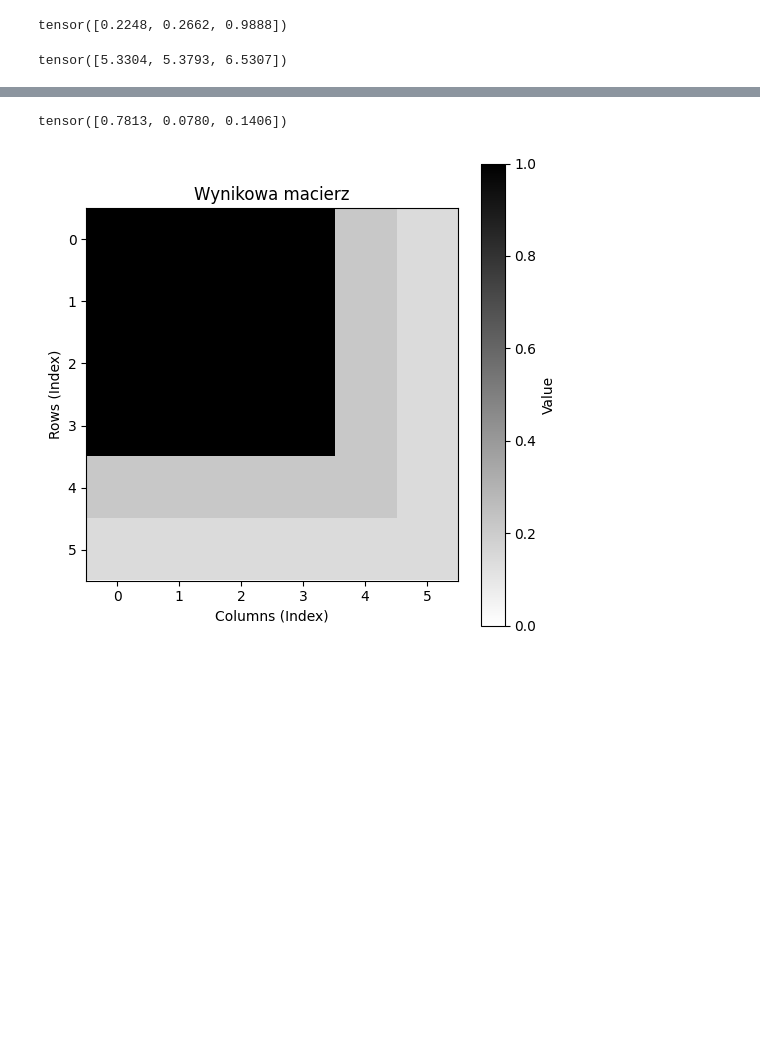
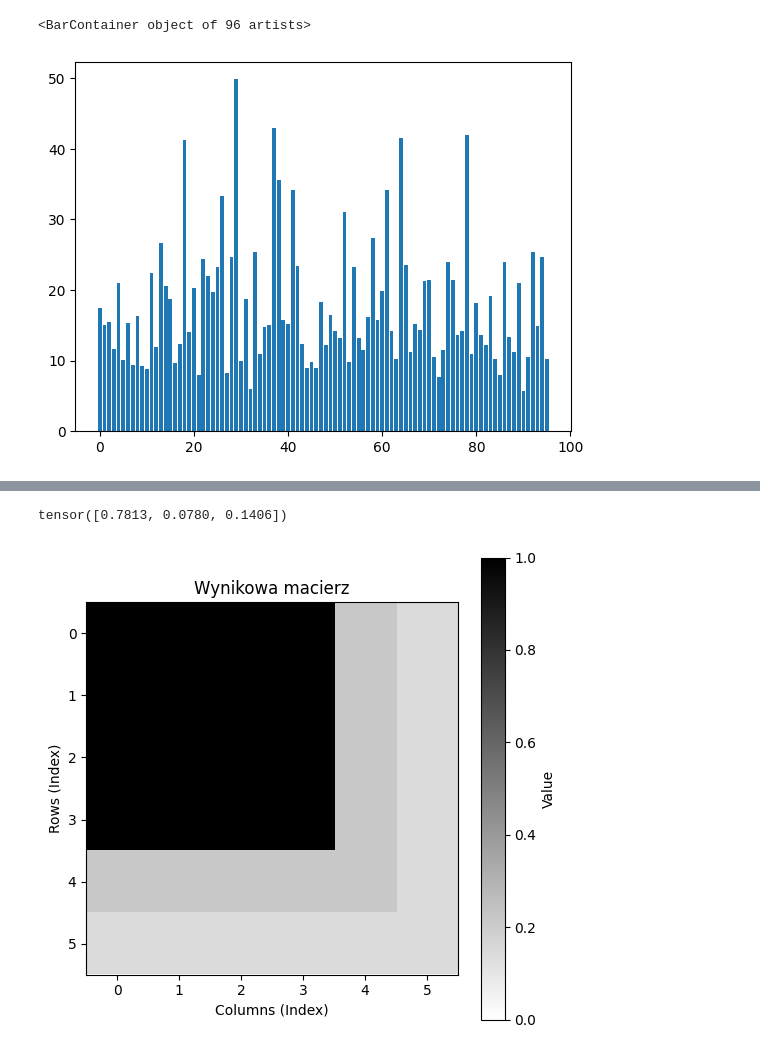
Before and after one commit to mallahova/loraxs, a Jupyter notebook: tasks/adaptive_rank_allocation/lora-xs.ipynb, the cells around one changed output, grey strips where cells are left out. Saved outputs shown, nothing was run; the diff lists cells and outputs as text; code cells hidden in the pictures; blank space fills up the shorter version.

```diff
--- a/tasks/adaptive_rank_allocation/lora-xs.ipynb
+++ b/tasks/adaptive_rank_allocation/lora-xs.ipynb
@@ -2,12 +2,16 @@
 import torch
 # %%
 # globalna pamięć
-M=100
+N=96
+M=20*20*N
 # ilość macierzy
-N=3
 # zakres dla macierzy
-rank_min=4
-rank_max=8
+rank_min=5
+rank_max=25
+# %%
+def get_rank_allocation(w,rank_min, memory_size):
+   N=len(w)
+   return torch.sqrt(rank_min**2+(memory_size-N*rank_min**2)*torch.softmax(w,dim=0))
 # %%
 # funkcja która alokuje pamięć w zależności od parametrów $w$
 # potencjalnie może przekroczyć zakres rank_max, ale to nam nie szkodzi
@@ -22,7 +28,8 @@ def rank_allocation(w,rank_min):
 # %%
 w=torch.randn(N)
-print(w)
-rank_allocation(w,rank_min)
+# print(w)
+# print(get_rank_allocation(w, rank_min, M))
+plt.bar(range(N),get_rank_allocation(w,rank_min, M)) # mank_allocation(w,rank_min)
 # %% [output]
-tensor([0.2248, 0.2662, 0.9888])
+<BarContainer object of 96 artists>
-tensor([5.3304, 5.3793, 6.5307])
+[figure, added]
```
Also changed, not shown: parts of 10 cells of this notebook, 4 other files.
